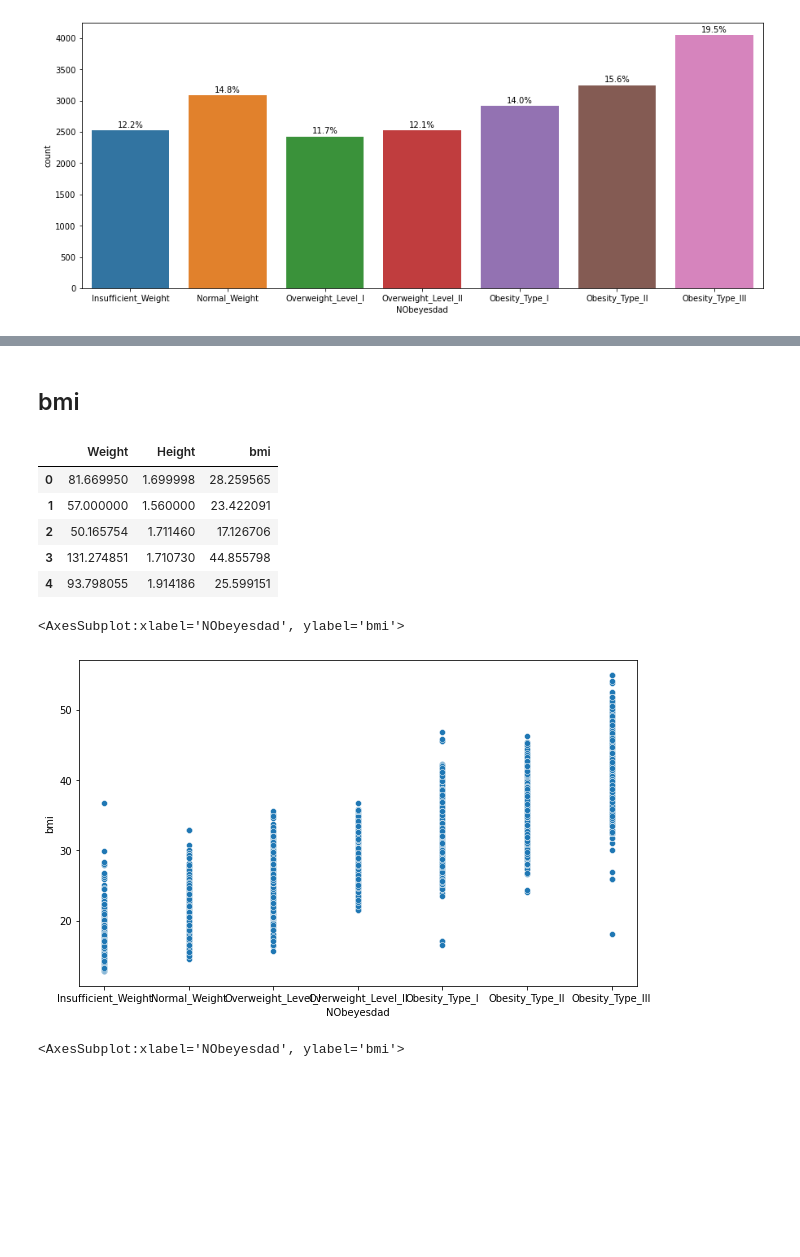
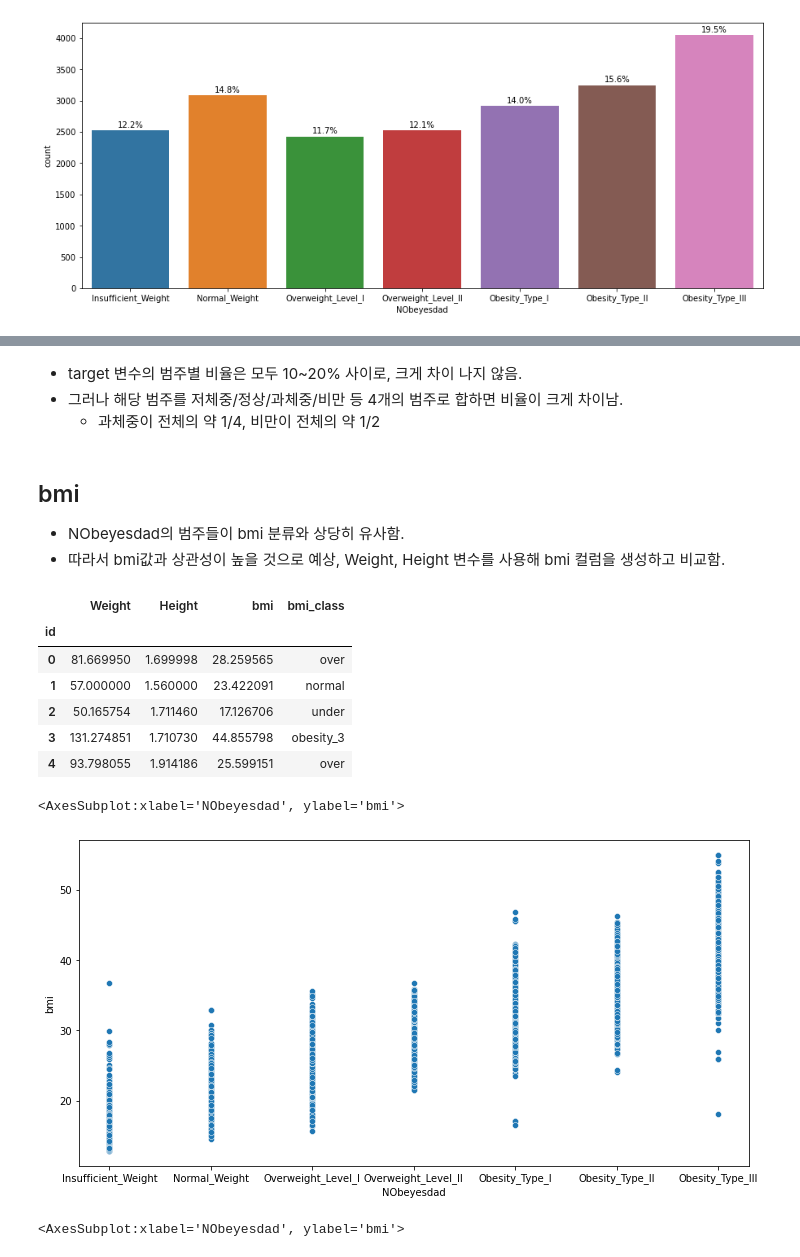
Before and after one commit to h1cho/DAStudy-sun, a Jupyter notebook: HYEWON/Prediction_of_Obesity_Risk_EDA.ipynb, the cells around one changed output, grey strips where cells are left out. Cells and saved outputs as stored; diff of their text form; code cells hidden in the pictures; blank space fills up the shorter version.

```diff
--- a/HYEWON/Prediction_of_Obesity_Risk_EDA.ipynb
+++ b/HYEWON/Prediction_of_Obesity_Risk_EDA.ipynb
@@ -125,5 +125,6 @@ array(['Overweight_Level_II', 'Normal_Weight', 'Insufficient_Weight',
 # EDA
 # %%
 df = train.copy()
+df.set_index("id", inplace=True)
 # %%
 # 수치형, 범주형 변수명 저장
@@ -190,5 +195,10 @@ for patch in p.patches:
 # %%
 # 범주 4개로 통합
 df["NObeyesdad_4"] = df["NObeyesdad"].apply(lambda x : x.split("_")[0])
+
+# 순서 부여
+ordered_NObe4 = CategoricalDtype(categories=['Insufficient', 'Normal', 'Overweight', 'Obesity'], ordered=True)
+df["NObeyesdad_4"] = df["NObeyesdad_4"].astype(ordered_NObe4)
+
 df["NObeyesdad_4"].head()
 # %% [output]
@@ -219,23 +231,35 @@ for patch in p.patches:
+# %% [markdown]
+- target 변수의 범주별 비율은 모두 10~20% 사이로, 크게 차이 나지 않음.
+- 그러나 해당 범주를 저체중/정상/과체중/비만 등 4개의 범주로 합하면 비율이 크게 차이남.
+    - 과체중이 전체의 약 1/4, 비만이 전체의 약 1/2
 # %% [markdown]
 ## bmi
+- NObeyesdad의 범주들이 bmi 분류와 상당히 유사함.
+- 따라서 bmi값과 상관성이 높을 것으로 예상, Weight, Height 변수를 사용해 bmi 컬럼을 생성하고 비교함.
 # %%
 # 파생변수 생성 : bmi
 
 df["bmi"] = df["Weight"]/(df["Height"]*df["Height"])
-df[["Weight","Height","bmi"]].head()
+
+bins = [0, 18.5, 25, 30, 35, 40, 60]  # max = 54.99
+labels = ["under","normal","over","obesity_1","obesity_2","obesity_3"]
+df["bmi_class"] = pd.cut(df["bmi"], right=False, bins=bins, labels=labels)
+
+df[["Weight","Height","bmi","bmi_class"]].head()
 # %% [output]
-|  | Weight | Height | bmi |
-| 0 | 81.669950 | 1.699998 | 28.259565 |
-| 1 | 57.000000 | 1.560000 | 23.422091 |
-| 2 | 50.165754 | 1.711460 | 17.126706 |
-| 3 | 131.274851 | 1.710730 | 44.855798 |
-| 4 | 93.798055 | 1.914186 | 25.599151 |
+|  | Weight | Height | bmi | bmi_class |
+| id |  |  |  |  |
+| 0 | 81.669950 | 1.699998 | 28.259565 | over |
+| 1 | 57.000000 | 1.560000 | 23.422091 | normal |
+| 2 | 50.165754 | 1.711460 | 17.126706 | under |
+| 3 | 131.274851 | 1.710730 | 44.855798 | obesity_3 |
+| 4 | 93.798055 | 1.914186 | 25.599151 | over |
 # %%
-plt.figure(figsize=(10,6))
+plt.figure(figsize=(12,6))
 sns.scatterplot(data=df, x="NObeyesdad", y="bmi")
 # %% [output]
 <AxesSubplot:xlabel='NObeyesdad', ylabel='bmi'>
-[figure, old version]
+[figure, new version]
 # %%
 fig, axes = plt.subplots(ncols=2, figsize=(20,6))
 
```
Also changed, not shown: parts of 48 cells of this notebook.
